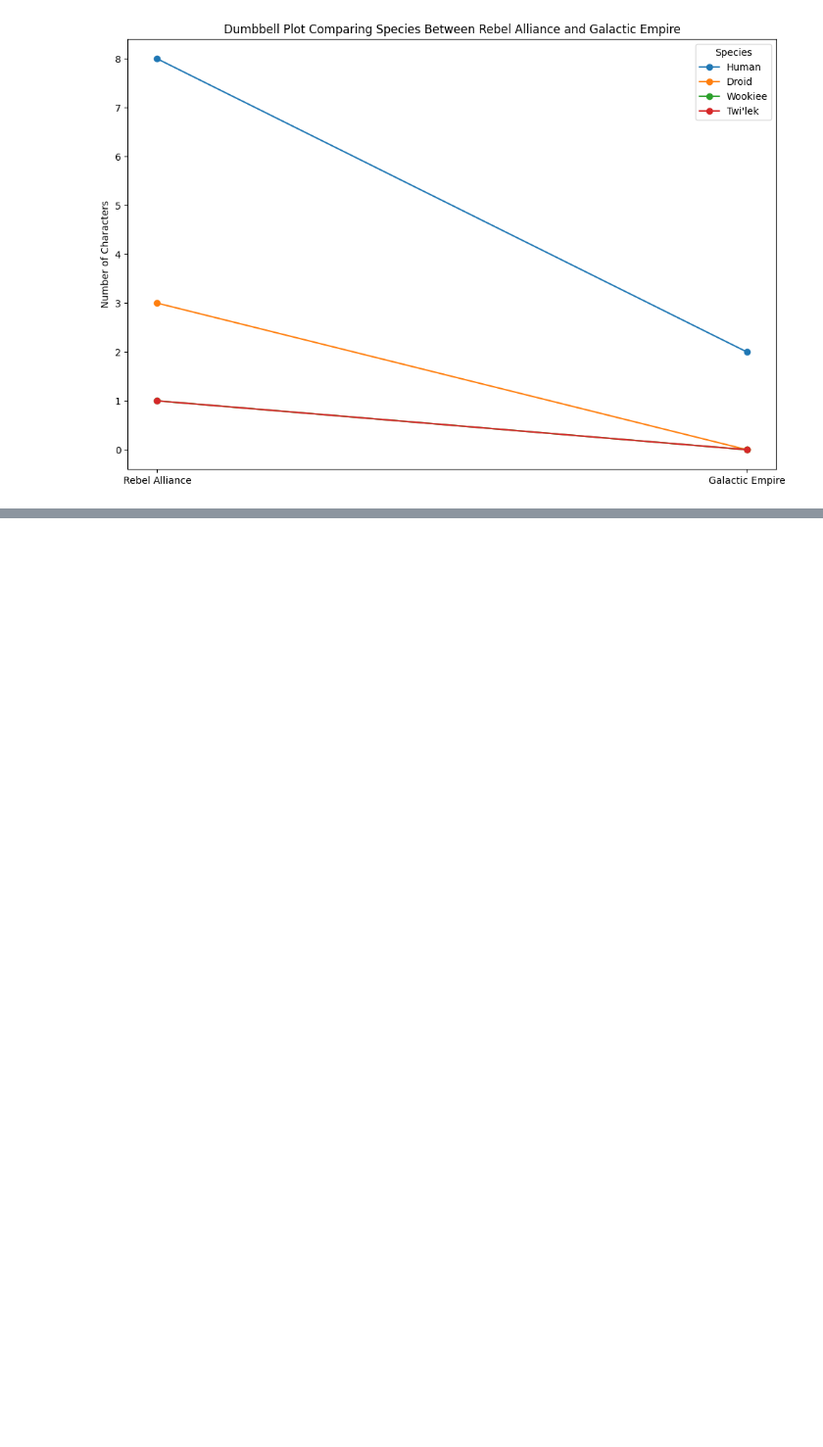
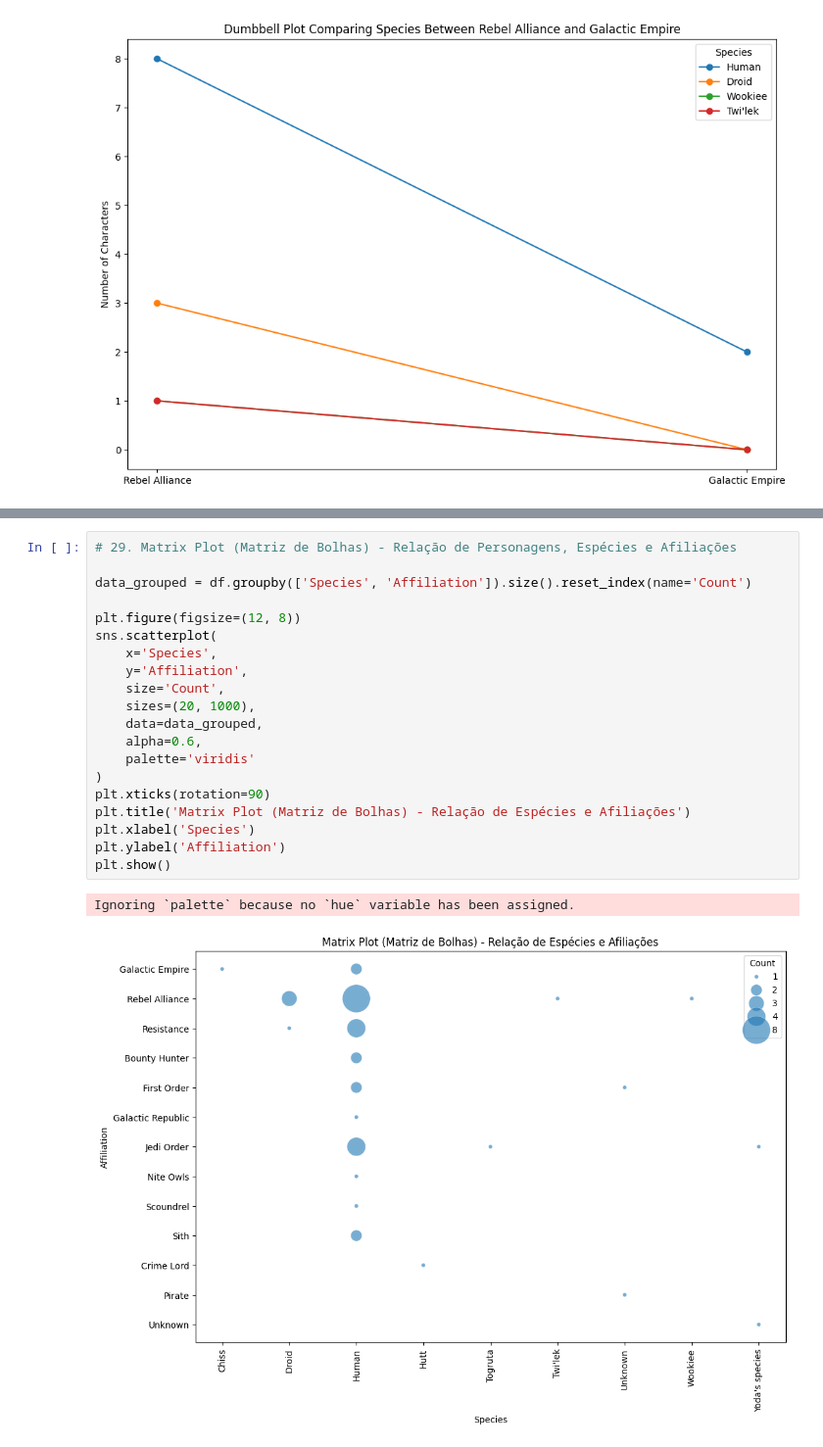
Before and after one commit to nathadriele/star-wars-data-visualization, a Jupyter notebook: notebooks/starwars_data_visualization.ipynb, the cells around one changed output, grey strips where cells are left out. Shown at 98% size. Drawn from its saved outputs; the diff is of its cells as text; blank space fills up the shorter version.

```diff
--- a/notebooks/starwars_data_visualization.ipynb
+++ b/notebooks/starwars_data_visualization.ipynb
@@ -377,0 +474,23 @@ fig.show()
+# %%
+# 29. Matrix Plot (Matriz de Bolhas) - Relação de Personagens, Espécies e Afiliações
+
+data_grouped = df.groupby(['Species', 'Affiliation']).size().reset_index(name='Count')
+
+plt.figure(figsize=(12, 8))
+sns.scatterplot(
+    x='Species',
+    y='Affiliation',
+    size='Count',
+    sizes=(20, 1000),
+    data=data_grouped,
+    alpha=0.6,
+    palette='viridis'
+)
+plt.xticks(rotation=90)
+plt.title('Matrix Plot (Matriz de Bolhas) - Relação de Espécies e Afiliações')
+plt.xlabel('Species')
+plt.ylabel('Affiliation')
+plt.show()
+# %% [output]
+Ignoring `palette` because no `hue` variable has been assigned.
+[figure, added]
```
Also changed, not shown: parts of 19 cells of this notebook.
